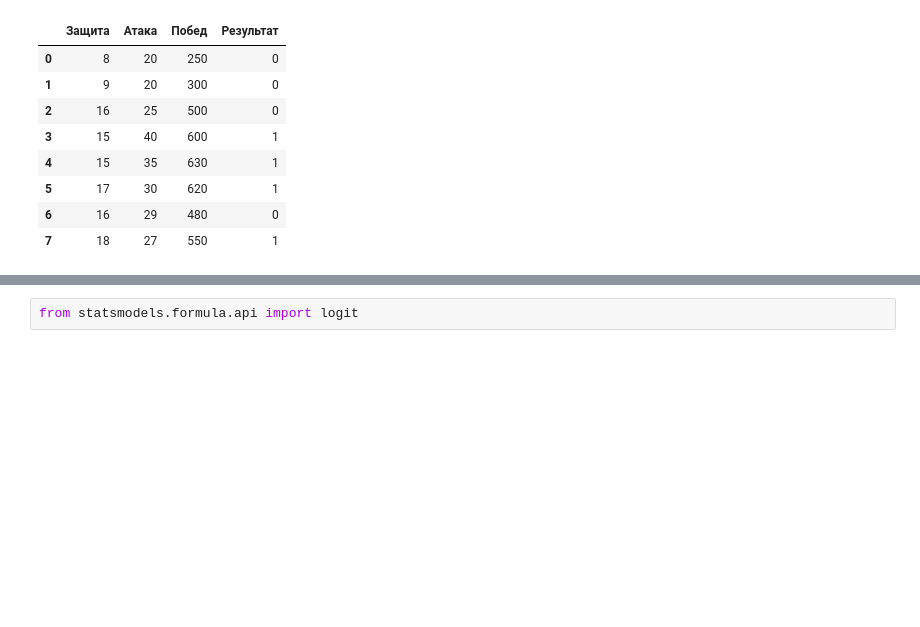
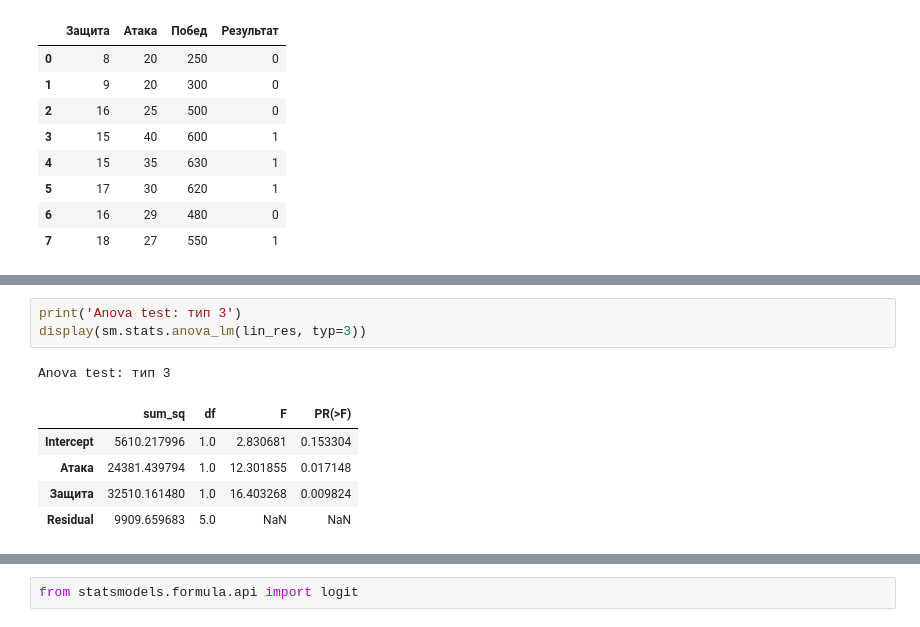
Before and after one commit to vn322/Cod_future, a Jupyter notebook: Statsmodels.ipynb, the cells around one changed output, grey strips where cells are left out. Drawn from its saved outputs; the diff is of its cells as text; blank space fills up the shorter version.

```diff
--- a/Statsmodels.ipynb
+++ b/Statsmodels.ipynb
@@ -202,0 +245,10 @@ df
+# %%
+print('Anova test: тип 3')
+display(sm.stats.anova_lm(lin_res, typ=3))
+# %% [output]
+Anova test: тип 3
+|  | sum_sq | df | F | PR(>F) |
+| Intercept | 5610.217996 | 1.0 | 2.830681 | 0.153304 |
+| Атака | 24381.439794 | 1.0 | 12.301855 | 0.017148 |
+| Защита | 32510.161480 | 1.0 | 16.403268 | 0.009824 |
+| Residual | 9909.659683 | 5.0 | NaN | NaN |
```
Also changed, not shown: parts of 20 cells of this notebook.
